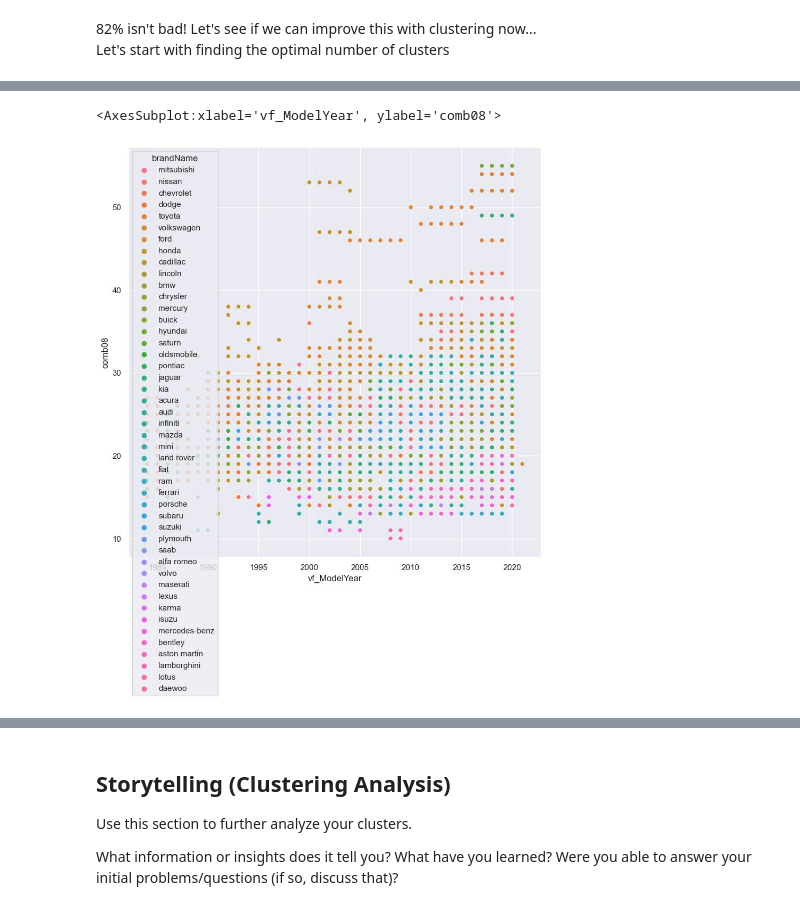
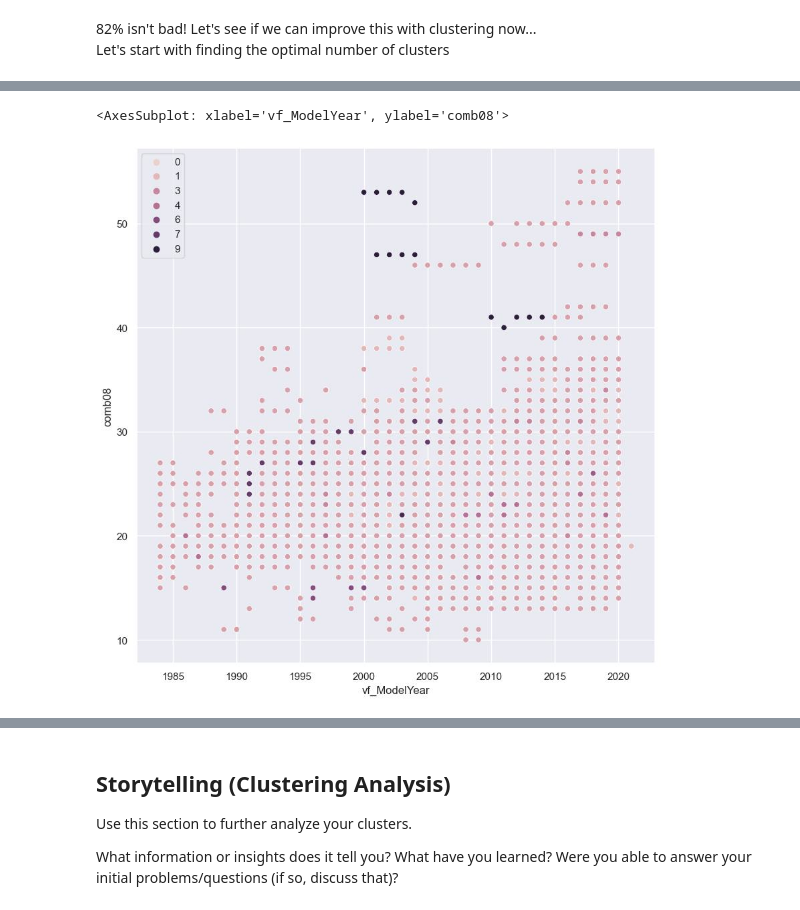
Before and after one commit to matthewasloan95/p4-clustering, a Jupyter notebook: p4.ipynb, the cells around one changed output, grey strips where cells are left out. Saved outputs shown, nothing was run; the diff lists cells and outputs as text; code cells hidden in the pictures.

```diff
--- a/p4.ipynb
+++ b/p4.ipynb
@@ -314,0 +329,3 @@ main_df.loc[(main_df['brandName']=='FORD') & (main_df['modelName'] == 'Explorer'
+# %%
+mpg_df['disp_per_cyl'] = mpg_df['displ']/mpg_df['cylinders']
+del mpg_df['cylinders']
@@ -375,7 +412,9 @@ y = comb_df['binned_mpg']
 # %%
-dummy_colms = [colm for colm in x.columns if x[colm].dtype == 'object' ] # some fancy list comprehension. Good practice
+dummy_colms = [colm for colm in x.columns if x[colm].dtype == 'object' or x[colm].dtype == 'string' or x[colm].dtype == 'category'] # some fancy list comprehension. Good practice
 x = pd.get_dummies(data = x,
                prefix = 'dummy',
                columns = dummy_colms,
                drop_first = True
               )
+
+dummy_colms
@@ -425,5 +482,8 @@ Text(0, 0.5, 'Variance')
 # %%
-# let's stick with k = 25 for testing
-k = 25
+k = len(y.unique())
+#
+# k = 35
+
+print(f'Using k = {k}')
 
 kmeans = KMeans(n_clusters=k, random_state=66).fit(x)
@@ -441,15 +494,15 @@ x.head()
 # %%
 # what have we done...
 colms = comb_df['brandName'].unique()
 sns_markers = tuple([pairs for pairs in zip(colms, range(1,len(colms)+1), np.zeros(len(colms), dtype = int))])
 
 
 sns.scatterplot(x=pd.DataFrame(scaler.inverse_transform(x, copy=True),columns=x.columns)['vf_ModelYear'],
                 y=comb_df['comb08'],
-                hue=comb_df['brandName'],
+                hue=kmeans_y,#comb_df['brandName'],
                #palette = sns.color_palette('gist_ncar'), # markers arg https://matplotlib.org/3.1.1/api/markers_api.html
                markers=sns_markers # https://matplotlib.org/stable/api/markers_api.html
                )
 # %% [output]
-<AxesSubplot:xlabel='vf_ModelYear', ylabel='comb08'>
+<AxesSubplot: xlabel='vf_ModelYear', ylabel='comb08'>
-[figure, old version]
+[figure, new version]
```
Also changed, not shown: parts of 49 cells of this notebook, 1 other file.
